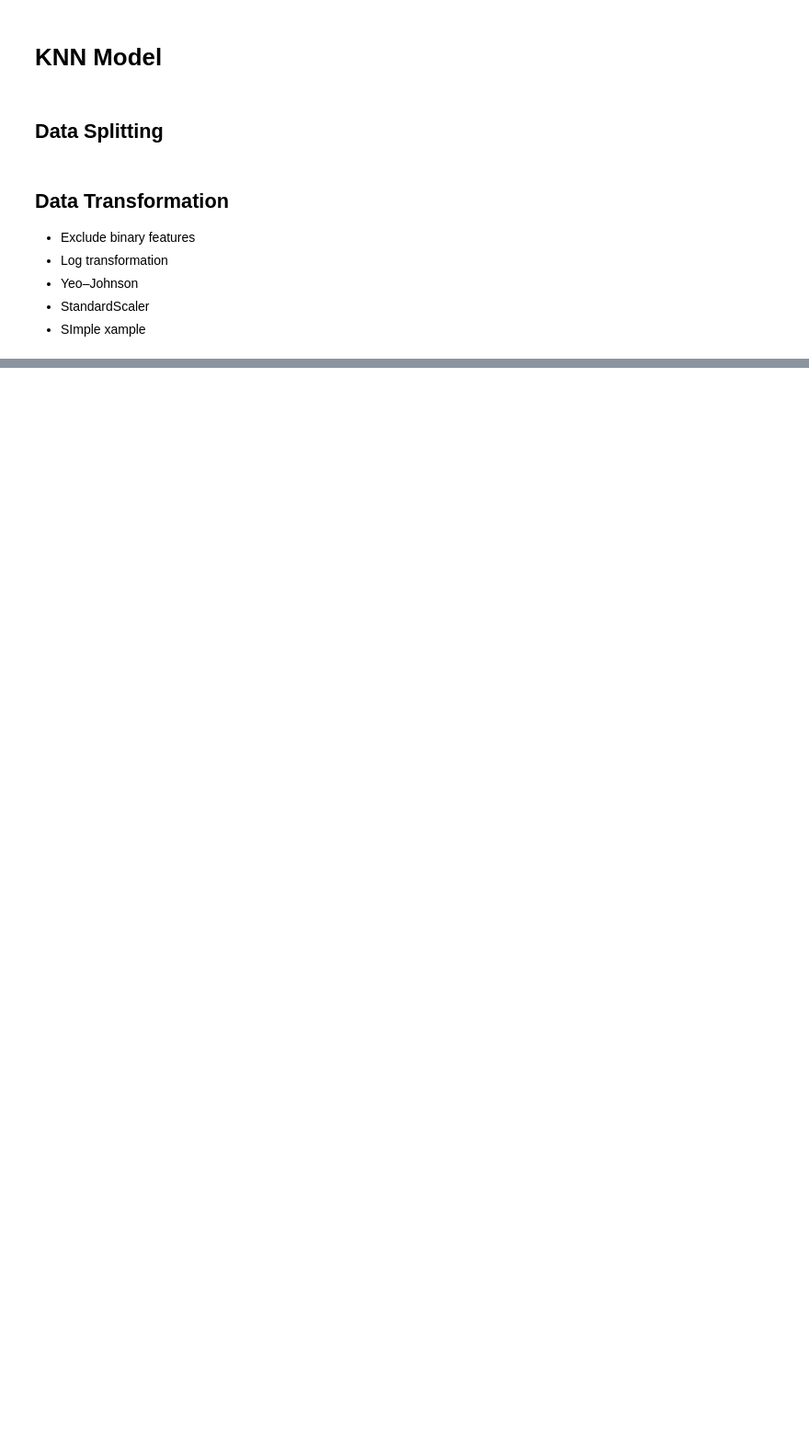
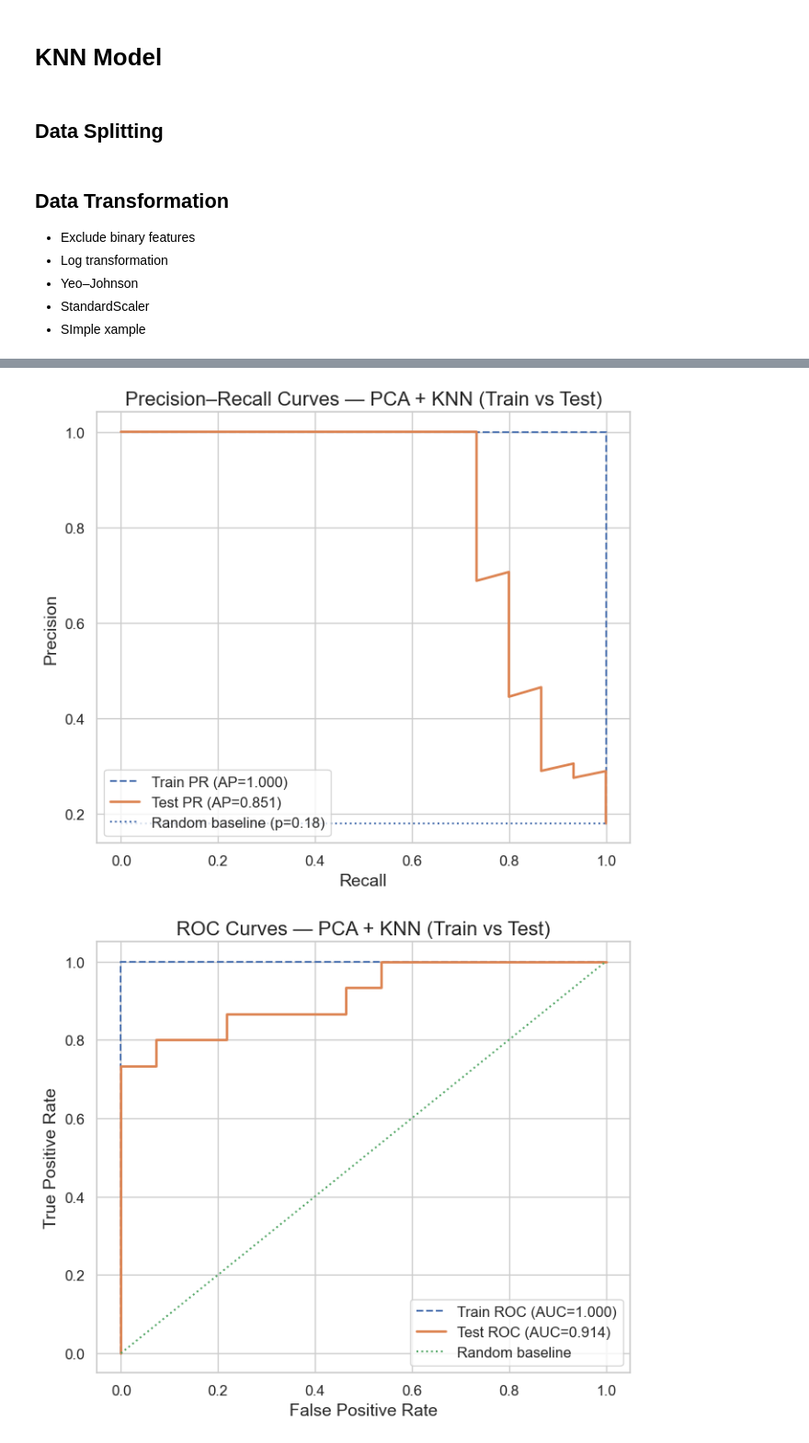
Before and after one commit to SOMNIVM/STA2546, a Jupyter notebook: Big Project Project 3 Group/Non-Parametric Methods Dinghui Chen.ipynb, the cells around one changed output, grey strips where cells are left out. Shown at 92% size. Cells and saved outputs as stored; diff of their text form; code cells hidden in the pictures; blank space fills up the shorter version.

```diff
--- a/Big Project Project 3 Group/Non-Parametric Methods Dinghui Chen.ipynb
+++ b/Big Project Project 3 Group/Non-Parametric Methods Dinghui Chen.ipynb
@@ -381,0 +680,64 @@ plt.show()
+# %%
+import matplotlib.pyplot as plt
+from sklearn.metrics import (
+    average_precision_score, precision_recall_curve,
+    roc_auc_score, roc_curve
+)
+
+# After:
+# grid.fit(X_train, y_train)
+# best_model_pca_knn = grid.best_estimator_
+
+# ---- Predicted probabilities ----
+train_proba_pca = best_model_pca_knn.predict_proba(X_train)[:, 1]
+test_proba_pca  = best_model_pca_knn.predict_proba(X_test)[:, 1]
+
+# =============================
+# PR AUC (Average Precision) + PR Curves
+# =============================
+prec_train, rec_train, _ = precision_recall_curve(y_train, train_proba_pca)
+prec_test,  rec_test,  _ = precision_recall_curve(y_test,  test_proba_pca)
+
+ap_train = average_precision_score(y_train, train_proba_pca)
+ap_test  = average_precision_score(y_test,  test_proba_pca)
+
+plt.figure(figsize=(7, 6))
+plt.plot(rec_train, prec_train, linestyle="--", label=f"Train PR (AP={ap_train:.3f})")
+plt.plot(rec_test,  prec_test,  linewidth=2, label=f"Test PR (AP={ap_test:.3f})")
+
+# Baseline: random precision = prevalence on TEST
+baseline = y_test.mean()
+plt.hlines(baseline, 0, 1, linestyles=":", label=f"Random baseline (p={baseline:.2f})")
+
+plt.xlabel("Recall")
+plt.ylabel("Precision")
+plt.title("Precision–Recall Curves — PCA + KNN (Train vs Test)")
+plt.legend(loc="lower left")
+plt.grid(True)
+plt.tight_layout()
+plt.show()
+
+# =============================
+# ROC AUC + ROC Curves (optional)
+# =============================
+fpr_train, tpr_train, _ = roc_curve(y_train, train_proba_pca)
+fpr_test,  tpr_test,  _ = roc_curve(y_test,  test_proba_pca)
+
+auc_train = roc_auc_score(y_train, train_proba_pca)
+auc_test  = roc_auc_score(y_test,  test_proba_pca)
+
+plt.figure(figsize=(7, 6))
+plt.plot(fpr_train, tpr_train, linestyle="--", label=f"Train ROC (AUC={auc_train:.3f})")
+plt.plot(fpr_test,  tpr_test,  linewidth=2, label=f"Test ROC (AUC={auc_test:.3f})")
+plt.plot([0, 1], [0, 1], linestyle=":", label="Random baseline")
+
+plt.xlabel("False Positive Rate")
+plt.ylabel("True Positive Rate")
+plt.title("ROC Curves — PCA + KNN (Train vs Test)")
+plt.legend(loc="lower right")
+plt.grid(True)
+plt.tight_layout()
+plt.show()
+# %% [output]
+[figure, added]
+[figure, added]
```
Also changed, not shown: parts of 24 cells of this notebook.
